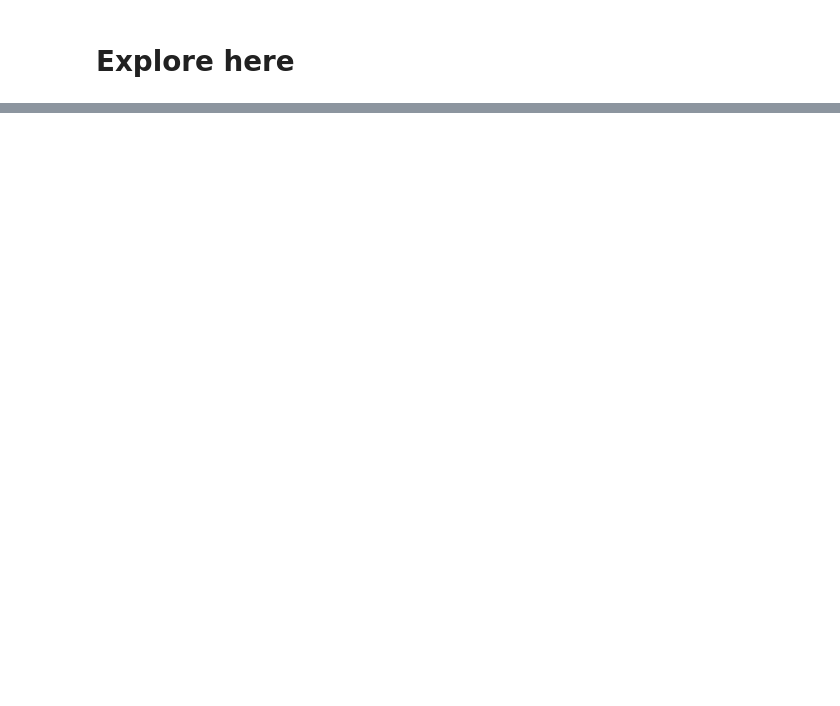
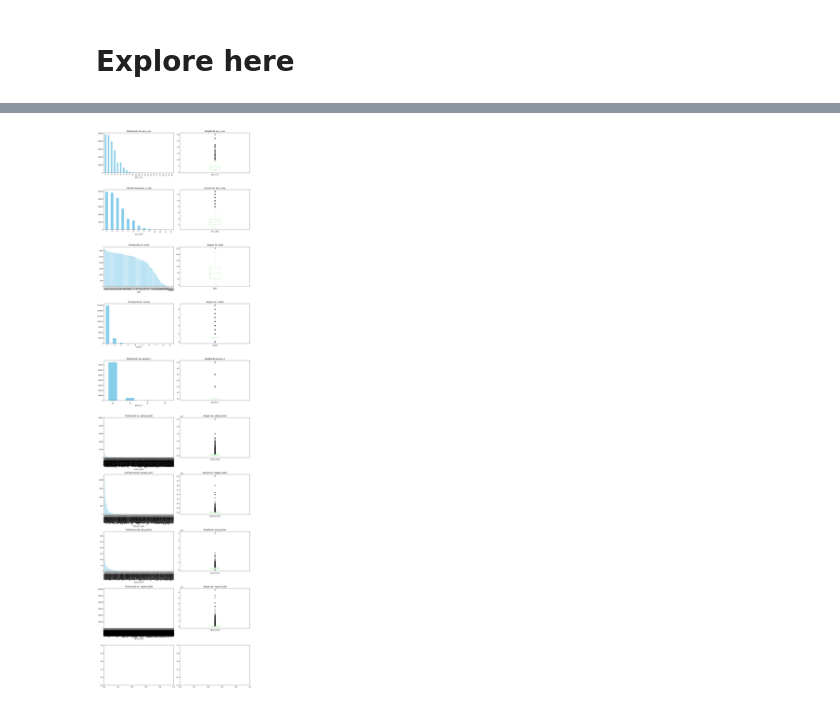
Before and after one commit to Estefaniagz/proyecto_enc, a Jupyter notebook: src/explore.ipynb, the cells around one changed output, grey strips where cells are left out. Drawn from its saved outputs; the diff is of its cells as text; code cells hidden in the pictures; blank space fills up the shorter version.

```diff
--- a/src/explore.ipynb
+++ b/src/explore.ipynb
@@ -21,0 +136,8 @@ df
+# %%
+def mostrar_numericas(df1):
+    numericas = df1.select_dtypes(include=['int64', 'float64'])
+
+    print("Variables numéricas:")
+    print(numericas.columns.tolist())
+
+    return numericas
@@ -21,0 +172,26 @@ df
+# %%
+#Analisis de variables numericas
+def graficar_numericas(df1):
+    numericas = df1.select_dtypes(include=['int64', 'float64'])
+    n_cols = 2
+    n_rows = (len(numericas.columns) + 1) // n_cols
+
+    fig, axes = plt.subplots(n_rows * 2, n_cols, figsize=(14, n_rows * 10))
+    axes = axes.flatten()
+
+    for idx, col in enumerate(numericas.columns):
+
+        numericas[col].value_counts().plot(kind='bar', ax=axes[idx*2], color='skyblue')
+        axes[idx*2].set_title(f"Distribución de: {col}")
+
+
+        numericas[col].plot(kind='box', ax=axes[idx*2 + 1], color='lightgreen')
+        axes[idx*2 + 1].set_title(f"Boxplot de: {col}")
+
+    plt.tight_layout()
+    plt.show()
+
+
+graficar_numericas(df1)
+# %% [output]
+[figure, added]
```
Also changed, not shown: parts of 25 cells of this notebook, 2 other files.
